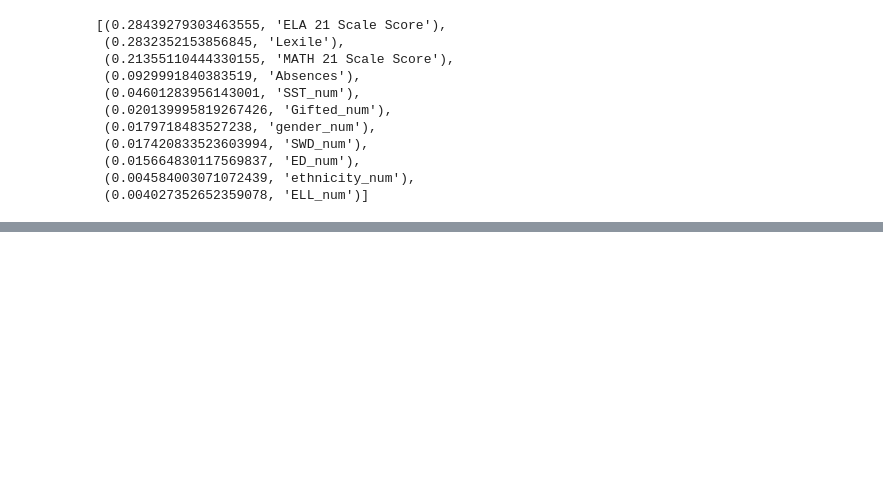
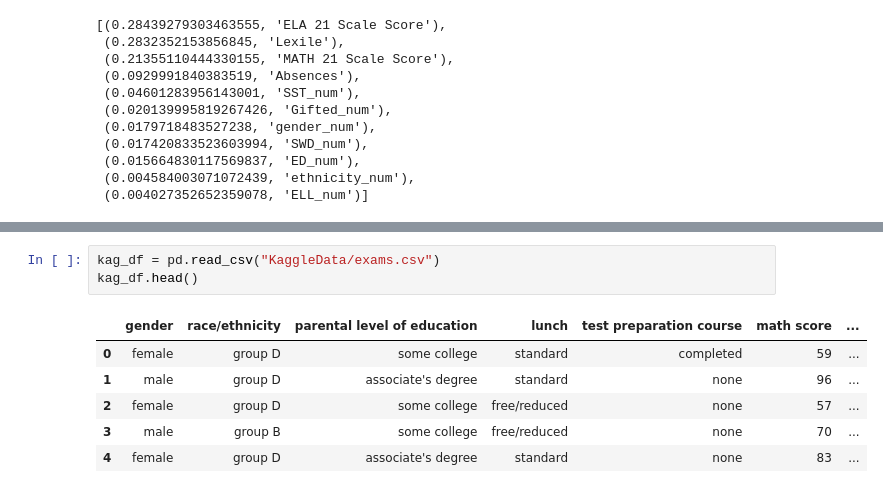
Before and after one commit to gamountainmama/data_dames, a Jupyter notebook: features_ranking.ipynb, the cells around one changed output, grey strips where cells are left out. Saved outputs shown, nothing was run; the diff lists cells and outputs as text; blank space fills up the shorter version.

Commit message:
updated Kaggle feature ranking

```diff
--- a/features_ranking.ipynb
+++ b/features_ranking.ipynb
@@ -184 +184,11 @@ importances_sorted.plot(kind='barh', color='red', title= 'Student Demographics b
 [figure]
+# %%
+kag_df = pd.read_csv("KaggleData/exams.csv")
+kag_df.head()
+# %% [output]
+|  | gender | race/ethnicity | parental level of education | lunch | test preparation course | math score | ... |
+| 0 | female | group D | some college | standard | completed | 59 | ... |
+| 1 | male | group D | associate's degree | standard | none | 96 | ... |
+| 2 | female | group D | some college | free/reduced | none | 57 | ... |
+| 3 | male | group B | some college | free/reduced | none | 70 | ... |
+| 4 | female | group D | associate's degree | standard | none | 83 | ... |
```
Also changed, not shown: parts of 25 cells of this notebook.
